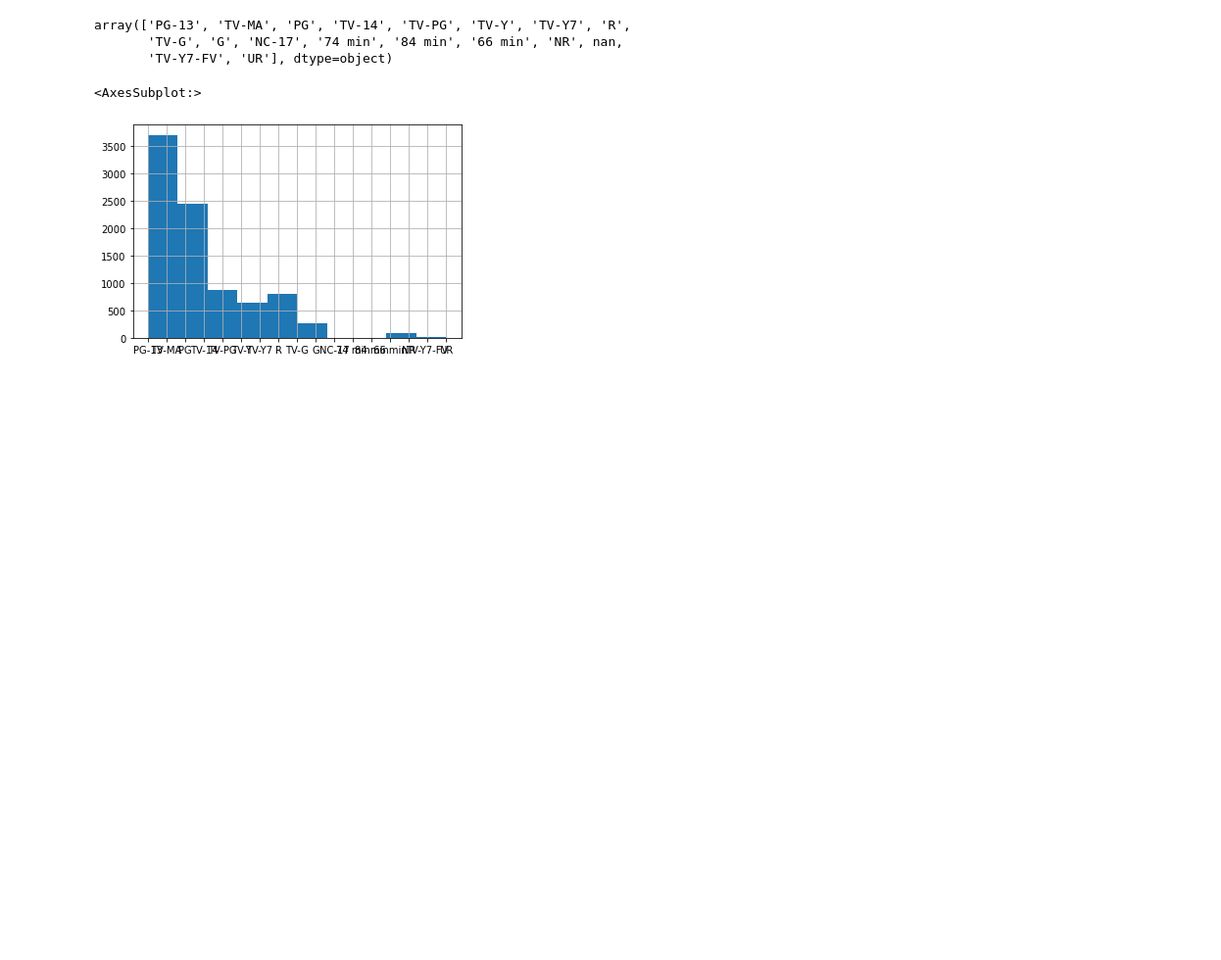
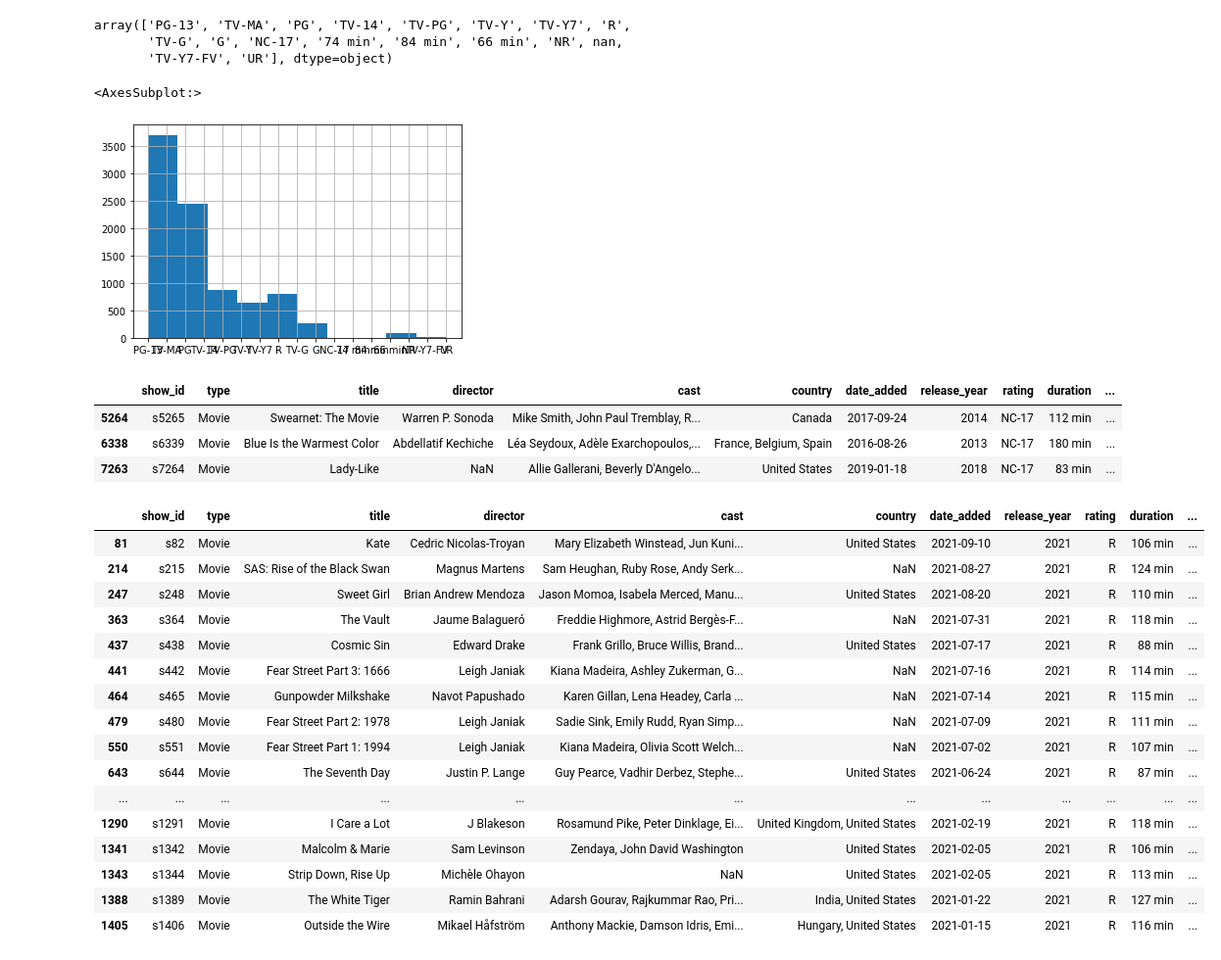
Before and after one commit to shoban113/Netflix_EDA, a Jupyter notebook: netflix_eda.ipynb, the cells around one changed output. Shown at 98% size. Saved outputs shown, nothing was run; the diff lists cells and outputs as text; code cells hidden in the pictures; blank space fills up the shorter version.

```diff
--- a/netflix_eda.ipynb
+++ b/netflix_eda.ipynb
@@ -211,0 +212,29 @@ px.histogram(data_import, "rating", color="type")
+# %%
+rating_NC17 = data_import[data_import["rating"] == "NC-17"]
+rating_NC17
+# %% [output]
+|  | show_id | type | title | director | cast | country | date_added | release_year | rating | duration | ... |
+| 5264 | s5265 | Movie | Swearnet: The Movie | Warren P. Sonoda | Mike Smith, John Paul Tremblay, R... | Canada | 2017-09-24 | 2014 | NC-17 | 112 min | ... |
+| 6338 | s6339 | Movie | Blue Is the Warmest Color | Abdellatif Kechiche | Léa Seydoux, Adèle Exarchopoulos,... | France, Belgium, Spain | 2016-08-26 | 2013 | NC-17 | 180 min | ... |
+| 7263 | s7264 | Movie | Lady-Like | NaN | Allie Gallerani, Beverly D'Angelo... | United States | 2019-01-18 | 2018 | NC-17 | 83 min | ... |
+# %%
+movie_R = data_import[(data_import["rating"]=="R") & (data_import["type"]=="Movie") & (data_import["release_year"]==2021)]
+movie_R
+# %% [output]
+|  | show_id | type | title | director | cast | country | date_added | release_year | rating | duration | ... |
+| 81 | s82 | Movie | Kate | Cedric Nicolas-Troyan | Mary Elizabeth Winstead, Jun Kuni... | United States | 2021-09-10 | 2021 | R | 106 min | ... |
+| 214 | s215 | Movie | SAS: Rise of the Black Swan | Magnus Martens | Sam Heughan, Ruby Rose, Andy Serk... | NaN | 2021-08-27 | 2021 | R | 124 min | ... |
+| 247 | s248 | Movie | Sweet Girl | Brian Andrew Mendoza | Jason Momoa, Isabela Merced, Manu... | United States | 2021-08-20 | 2021 | R | 110 min | ... |
+| 363 | s364 | Movie | The Vault | Jaume Balagueró | Freddie Highmore, Astrid Bergès-F... | NaN | 2021-07-31 | 2021 | R | 118 min | ... |
+| 437 | s438 | Movie | Cosmic Sin | Edward Drake | Frank Grillo, Bruce Willis, Brand... | United States | 2021-07-17 | 2021 | R | 88 min | ... |
+| 441 | s442 | Movie | Fear Street Part 3: 1666 | Leigh Janiak | Kiana Madeira, Ashley Zukerman, G... | NaN | 2021-07-16 | 2021 | R | 114 min | ... |
+| 464 | s465 | Movie | Gunpowder Milkshake | Navot Papushado | Karen Gillan, Lena Headey, Carla ... | NaN | 2021-07-14 | 2021 | R | 115 min | ... |
+| 479 | s480 | Movie | Fear Street Part 2: 1978 | Leigh Janiak | Sadie Sink, Emily Rudd, Ryan Simp... | NaN | 2021-07-09 | 2021 | R | 111 min | ... |
+| 550 | s551 | Movie | Fear Street Part 1: 1994 | Leigh Janiak | Kiana Madeira, Olivia Scott Welch... | NaN | 2021-07-02 | 2021 | R | 107 min | ... |
+| 643 | s644 | Movie | The Seventh Day | Justin P. Lange | Guy Pearce, Vadhir Derbez, Stephe... | United States | 2021-06-24 | 2021 | R | 87 min | ... |
+| ... | ... | ... | ... | ... | ... | ... | ... | ... | ... | ... | ... |
+| 1290 | s1291 | Movie | I Care a Lot | J Blakeson | Rosamund Pike, Peter Dinklage, Ei... | United Kingdom, United States | 2021-02-19 | 2021 | R | 118 min | ... |
+| 1341 | s1342 | Movie | Malcolm & Marie | Sam Levinson | Zendaya, John David Washington | United States | 2021-02-05 | 2021 | R | 106 min | ... |
+| 1343 | s1344 | Movie | Strip Down, Rise Up | Michèle Ohayon | NaN | United States | 2021-02-05 | 2021 | R | 113 min | ... |
+| 1388 | s1389 | Movie | The White Tiger | Ramin Bahrani | Adarsh Gourav, Rajkummar Rao, Pri... | India, United States | 2021-01-22 | 2021 | R | 127 min | ... |
+| 1405 | s1406 | Movie | Outside the Wire | Mikael Håfström | Anthony Mackie, Damson Idris, Emi... | Hungary, United States | 2021-01-15 | 2021 | R | 116 min | ... |
```
Also changed, not shown: parts of 1 cell of this notebook.
